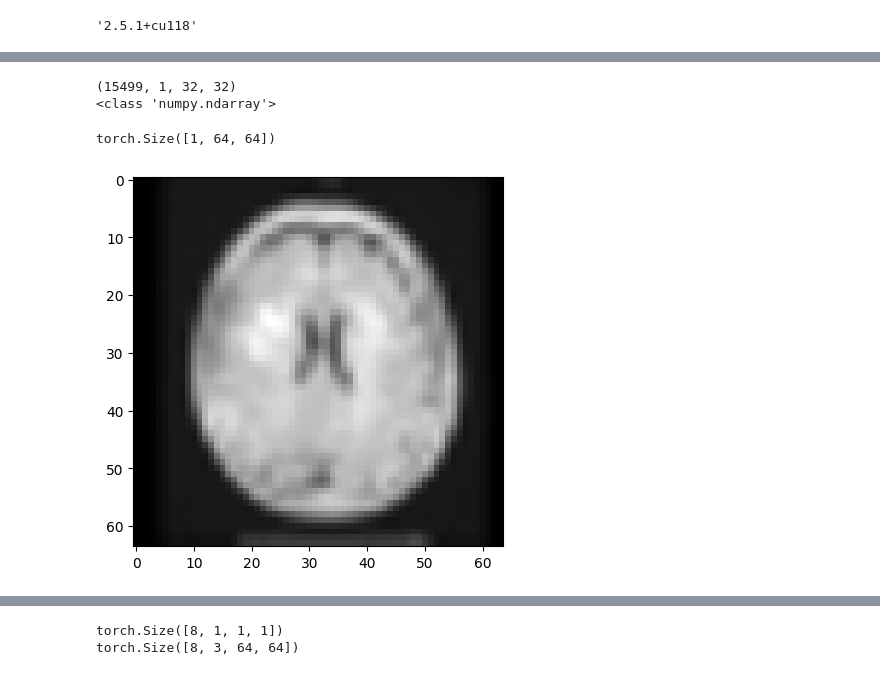
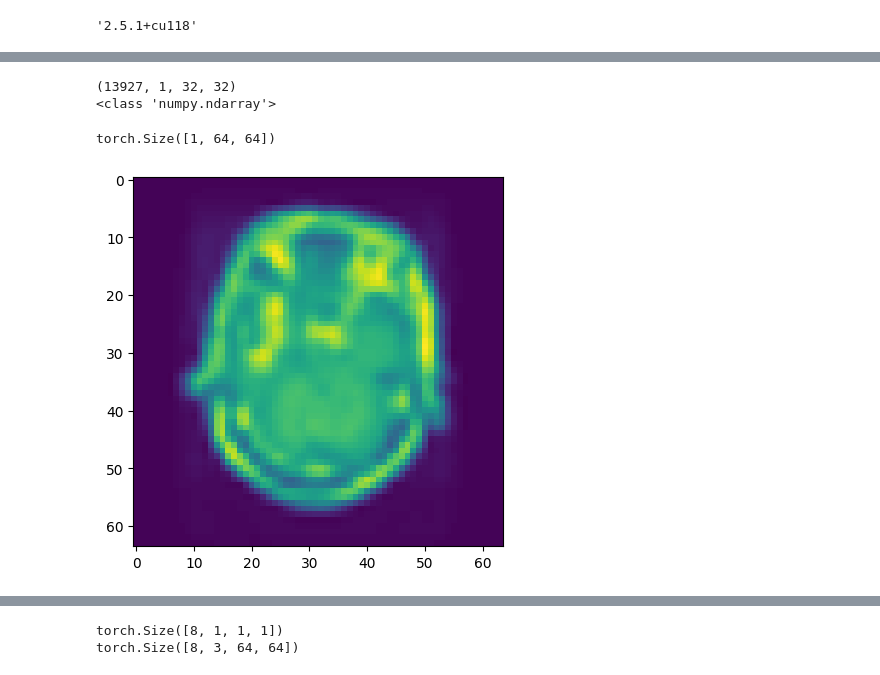
Before and after one commit to VectorJamo/Deep-Learning-Projects, a Jupyter notebook: Model Inversion/Tumor Inversion/Tumor Deep Convolutional GAN.ipynb, the cells around one changed output, grey strips where cells are left out. Cells and saved outputs as stored; diff of their text form; code cells hidden in the pictures.

```diff
--- a/Model Inversion/Tumor Inversion/Tumor Deep Convolutional GAN.ipynb
+++ b/Model Inversion/Tumor Inversion/Tumor Deep Convolutional GAN.ipynb
@@ -66,10 +69,10 @@ class TumorDataset(data.Dataset):
                 transforms.ToPILImage(),
                 transforms.Resize((64, 64)),
                 transforms.ToTensor(),
-                transforms.Normalize(
-                    mean=[0.5],
-                    std=[0.5]
-                )
+                #transforms.Normalize(
+                    #(0.4914, 0.4822, 0.4465),
+                    #(0.2023, 0.1994, 0.2010)
+                #)
             ])
         else:
             self.transform = transforms.Compose([
@@ -108,13 +111,13 @@ def create_dataloader(dataset):
     return dataloader
 # %%
 # Load in the pickle dataset file
-train_xs, train_ys = load_tumor_data('datasets/Tumor/tumor2train.pkl')
-train_xs = train_xs[:, 0, :, :]
+train_xs, train_ys = load_tumor_data('datasets/Tumor/tumor4train.pkl')
+train_xs = train_xs[:, 1, :, :]
 train_xs = np.expand_dims(train_xs, axis=1)
 print(train_xs.shape)
 print(type(train_xs))
 # %% [output]
-(15499, 1, 32, 32)
+(13927, 1, 32, 32)
 <class 'numpy.ndarray'>
 # %%
 # Create the dataset
@@ -122,25 +125,25 @@ tumor_dataset = create_dataset(train_xs, train_ys)
 # %%
 def visualize_image(image_x):
     # We have to visualize by reverting the normalization (just for visualization).
-    mean = torch.tensor([0.5])
-    std = torch.tensor([0.5])
+    #mean = torch.tensor([0.4914, 0.4822, 0.4465]).view(3, 1, 1)
+    #std = torch.tensor([0.2023, 0.1994, 0.2010]).view(3, 1, 1)
 
-    image = image_x * std + mean  # Denormalize the image
+    #image = image_x * std + mean  # Denormalize the image
 
-    image = torch.clamp(image, 0, 1) # Clip values to [0, 1] to ensure valid range for display
+    #image = torch.clamp(image, 0, 1) # Clip values to [0, 1] to ensure valid range for display
 
     # Permute the image to (H, W, C) for matplotlib
-    image = image.permute(1, 2, 0)
+    image = image_x.permute(1, 2, 0)
 
-    plt.imshow(image, cmap="gray")
+    plt.imshow(image)
 # %%
 # Visualize the first tumor sample.
-image_x, image_y = tumor_dataset[0]
+image_x, image_y = tumor_dataset[90]
 print(image_x.shape)
 visualize_image(image_x)
 # %% [output]
 torch.Size([1, 64, 64])
-[figure, old version]
+[figure, new version]
 # %%
 # Create the dataloader
 tumor_dataloader = create_dataloader(tumor_dataset)
```
Also changed, not shown: parts of 10 cells of this notebook, 3 other files.
